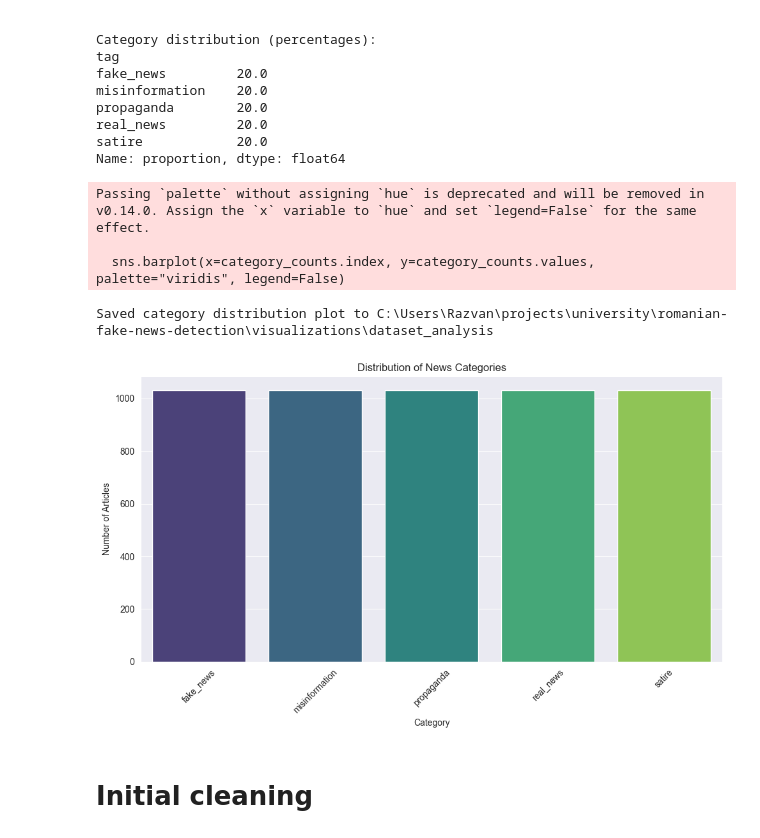
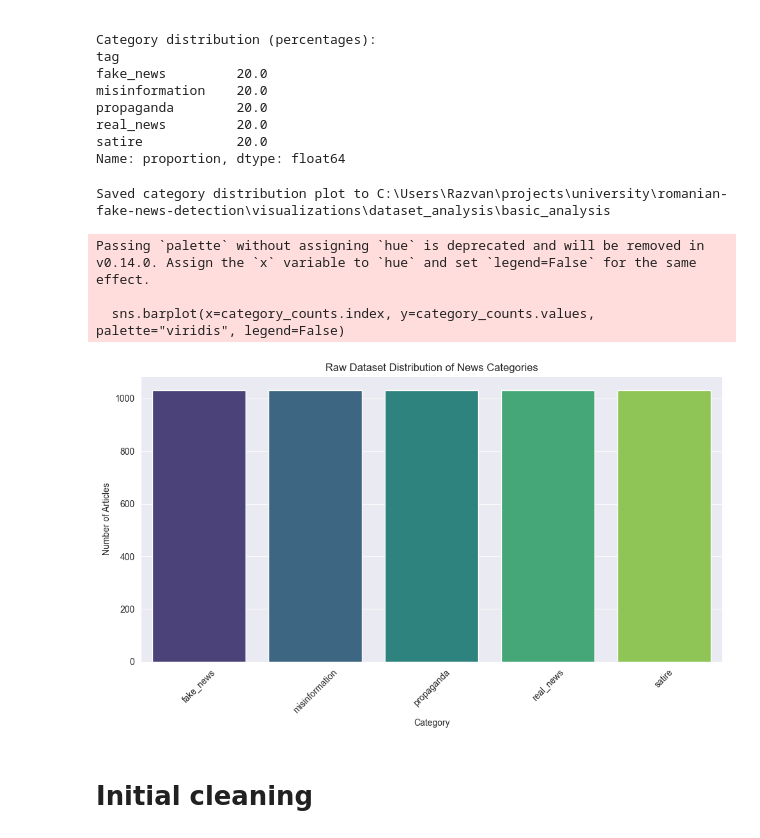
Before and after one commit to razvanxpop/romanian-fake-news-detection, a Jupyter notebook: notebooks/preprocessing_analysis.ipynb, the cells around one changed output. Drawn from its saved outputs; the diff is of its cells as text; code cells hidden in the pictures.

```diff
--- a/notebooks/preprocessing_analysis.ipynb
+++ b/notebooks/preprocessing_analysis.ipynb
@@ -19,17 +18,25 @@ from tqdm.auto import tqdm
 # %%
-# Define file paths
-BASE_DIR = os.path.abspath(os.path.join(os.getcwd(), '..')) # Goes up one level from notebooks/
+BASE_DIR = os.path.abspath(os.path.join(os.getcwd(), '..'))
 RAW_DATA_PATH = os.path.join(BASE_DIR, 'data', 'raw', 'NEW.csv')
 PROCESSED_DATA_PATH = os.path.join(BASE_DIR, 'data', 'processed', 'processed_NEW.csv')
 ROEMOLEX_WORDS_PATH = os.path.join(BASE_DIR, 'data', 'external', 'roemolex', 'RoEmoLex_V3_pos (sept2021).csv')
 ROEMOLEX_EXPR_PATH = os.path.join(BASE_DIR, 'data', 'external', 'roemolex', 'RoEmoLex_V3_expr (sept2021).csv')
 VISUALIZATIONS_DIR = os.path.join(BASE_DIR, 'visualizations', 'dataset_analysis')
+BASIC_ANALYSIS_DIR = os.path.join(VISUALIZATIONS_DIR, 'basic_analysis')
+LEXICAL_ANALYSIS_DIR = os.path.join(VISUALIZATIONS_DIR, 'lexical_analysis')
+POS_DIR = os.path.join(VISUALIZATIONS_DIR, 'pos')
+NER_DIR = os.path.join(VISUALIZATIONS_DIR, 'ner')
 WORDCLOUD_DIR = os.path.join(VISUALIZATIONS_DIR, 'word_clouds')
-EMOTIONAL_WORDCLOUD_DIR = os.path.join(VISUALIZATIONS_DIR, 'emotional_wordclouds')
+EMOTION_DIR = os.path.join(VISUALIZATIONS_DIR, 'emotion_analysis')
+EMOTIONAL_WORDCLOUD_DIR = os.path.join(EMOTION_DIR, 'emotional_wordclouds')
 
-# Create visualization directories if they don't exist
 os.makedirs(VISUALIZATIONS_DIR, exist_ok=True)
+os.makedirs(BASIC_ANALYSIS_DIR, exist_ok=True)
+os.makedirs(LEXICAL_ANALYSIS_DIR, exist_ok=True)
+os.makedirs(POS_DIR, exist_ok=True)
+os.makedirs(NER_DIR, exist_ok=True)
 os.makedirs(WORDCLOUD_DIR, exist_ok=True)
+os.makedirs(EMOTION_DIR, exist_ok=True)
 os.makedirs(EMOTIONAL_WORDCLOUD_DIR, exist_ok=True)
 # %% [markdown]
 # Load Dataset
@@ -113,23 +118,21 @@ real_news         20.0
 satire            20.0
 Name: proportion, dtype: float64
 # %%
-# Visualize category distribution
 plt.figure(figsize=(10, 6))
 sns.barplot(x=category_counts.index, y=category_counts.values, palette="viridis", legend=False)
-plt.title('Distribution of News Categories')
+plt.title('Raw Dataset Distribution of News Categories')
 plt.xlabel('Category')
 plt.ylabel('Number of Articles')
 plt.xticks(rotation=45)
 plt.tight_layout()
-plt.savefig(os.path.join(VISUALIZATIONS_DIR, 'category_distribution.png'))
-print(f"\nSaved category distribution plot to {VISUALIZATIONS_DIR}")
-# plt.show() # Uncomment if running interactively and want to see the plot immediately
+plt.savefig(os.path.join(BASIC_ANALYSIS_DIR, 'raw_dataset_category_distribution.png'))
+print(f"\nSaved category distribution plot to {BASIC_ANALYSIS_DIR}")
 # %% [output]
-Passing `palette` without assigning `hue` is deprecated and will be removed in v0.14.0. Assign the `x` variable to `hue` and set `legend=False` for the same effect.
-
-  sns.barplot(x=category_counts.index, y=category_counts.values, palette="viridis", legend=False)
+Saved category distribution plot to C:\Users\Razvan\projects\university\romanian-fake-news-detection\visualizations\dataset_analysis\basic_analysis
-Saved category distribution plot to C:\Users\Razvan\projects\university\romanian-fake-news-detection\visualizations\dataset_analysis
+Passing `palette` without assigning `hue` is deprecated and will be removed in v0.14.0. Assign the `x` variable to `hue` and set `legend=False` for the same effect.
+
+  sns.barplot(x=category_counts.index, y=category_counts.values, palette="viridis", legend=False)
-[figure, old version]
+[figure, new version]
 # %% [markdown]
 # Initial cleaning
 # %%
```
Also changed, not shown: parts of 77 cells of this notebook, 28 other files.
